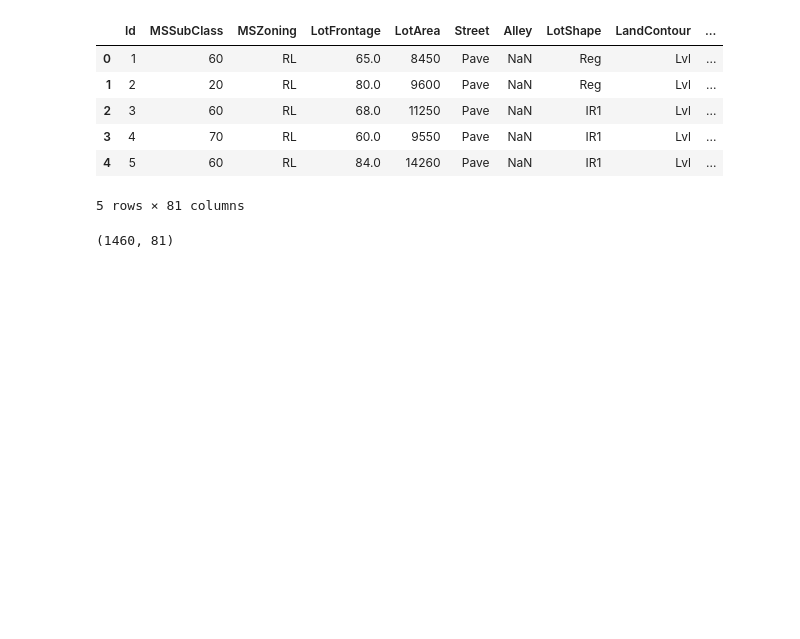
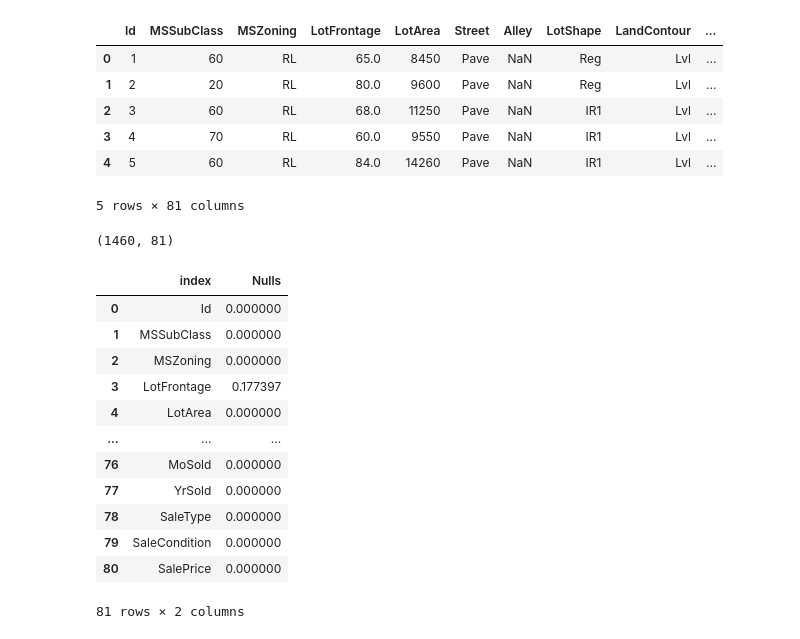
Before and after one commit to aditya699/Hackathon2, a Jupyter notebook: Testing/data_preprocessing.ipynb, the cells around one changed output. Drawn from its saved outputs; the diff is of its cells as text; code cells hidden in the pictures; blank space fills up the shorter version.

```diff
--- a/Testing/data_preprocessing.ipynb
+++ b/Testing/data_preprocessing.ipynb
@@ -21,0 +28,16 @@ dataframe.shape
+# %%
+data_meta
+# %% [output]
+|  | index | Nulls |
+| 0 | Id | 0.000000 |
+| 1 | MSSubClass | 0.000000 |
+| 2 | MSZoning | 0.000000 |
+| 3 | LotFrontage | 0.177397 |
+| 4 | LotArea | 0.000000 |
+| ... | ... | ... |
+| 76 | MoSold | 0.000000 |
+| 77 | YrSold | 0.000000 |
+| 78 | SaleType | 0.000000 |
+| 79 | SaleCondition | 0.000000 |
+| 80 | SalePrice | 0.000000 |
+81 rows × 2 columns
```
Also changed, not shown: parts of 25 cells of this notebook, 1 other file.
